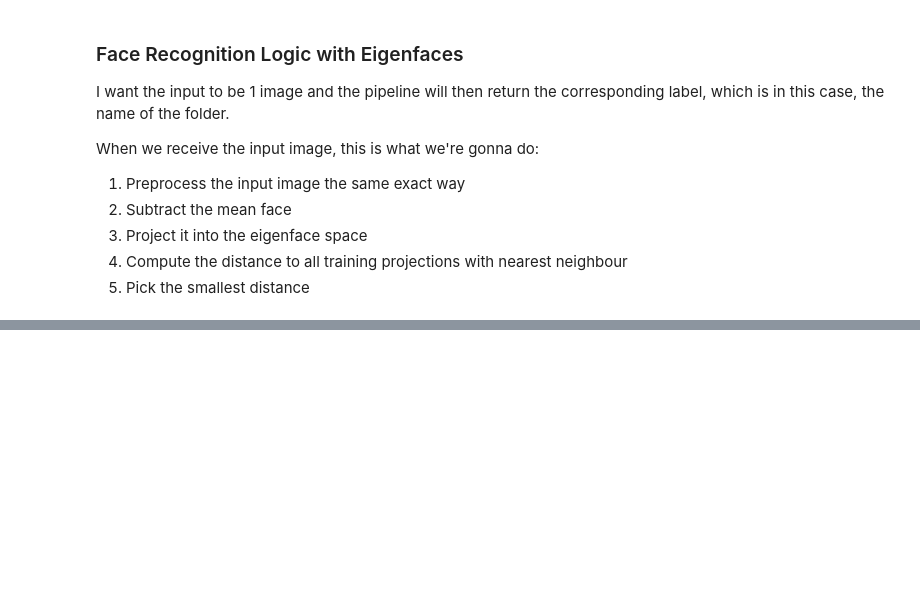
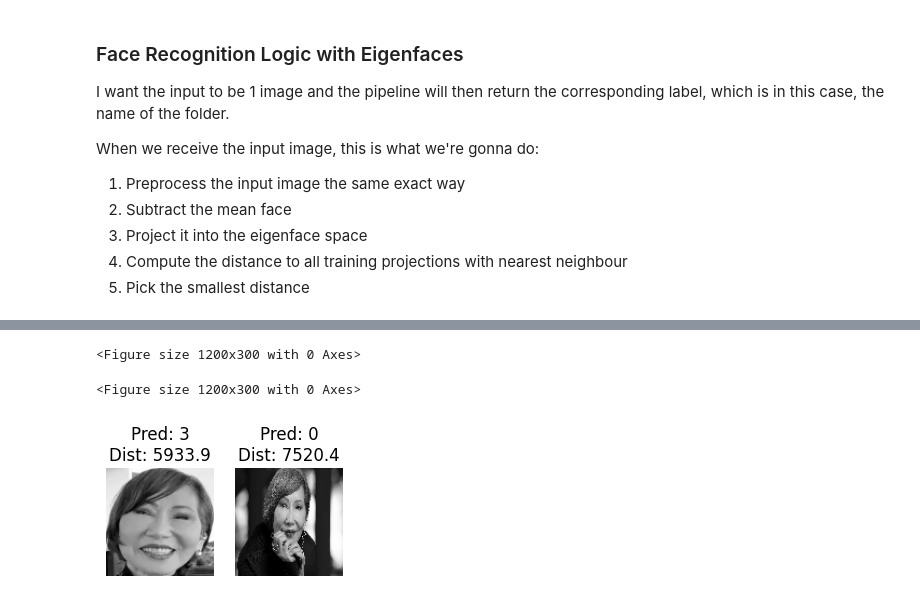
Before and after one commit to ReinerJasin/face_recognition_eigenfaces, a Jupyter notebook: project/face_recognition.ipynb, the cells around one changed output, grey strips where cells are left out. Cells and saved outputs as stored; diff of their text form; code cells hidden in the pictures; blank space fills up the shorter version.

```diff
--- a/project/face_recognition.ipynb
+++ b/project/face_recognition.ipynb
@@ -488,0 +573,41 @@ for label in np.unique(label_list):
+# %%
+num_images = len(test_image_list)
+cols = 4
+rows = int(np.ceil(num_images / cols))
+
+def predict_label_from_distances(distances):
+    predicted_label = min(distances, key=distances.get)
+    min_distance = distances[predicted_label]
+    return predicted_label, min_distance
+
+plt.figure(figsize=(cols * 3, rows * 3))
+# %% [output]
+<Figure size 1200x300 with 0 Axes>
+<Figure size 1200x300 with 0 Axes>
+# %%
+for idx, image_name in enumerate(test_image_list):
+
+    test_image_path = input_image_dir / image_name
+
+    # --- preprocess and predict ---
+    test_face = preprocess_face(test_image_path, TARGET_WIDTH=TARGET_WIDTH, TARGET_HEIGHT=TARGET_HEIGHT)
+    test_proj = project_face(test_face, mean_faces, eigenfaces)
+
+    distances = compute_distances_to_centroids(
+        test_proj,
+        class_centroids
+    )
+
+    predicted_label, min_distance = predict_label_from_distances(distances)
+
+    # --- load image again for display ---
+    image = cv2.imread(str(test_image_path), cv2.IMREAD_GRAYSCALE)
+    image = cv2.resize(image, (TARGET_WIDTH, TARGET_HEIGHT))
+
+    # --- subplot ---
+    plt.subplot(rows, cols, idx + 1)
+    plt.imshow(image, cmap="gray")
+    plt.title(f"Pred: {predicted_label}\nDist: {min_distance:.1f}")
+    plt.axis("off")
+# %% [output]
+[figure, added]
```
Also changed, not shown: parts of 9 cells of this notebook.
